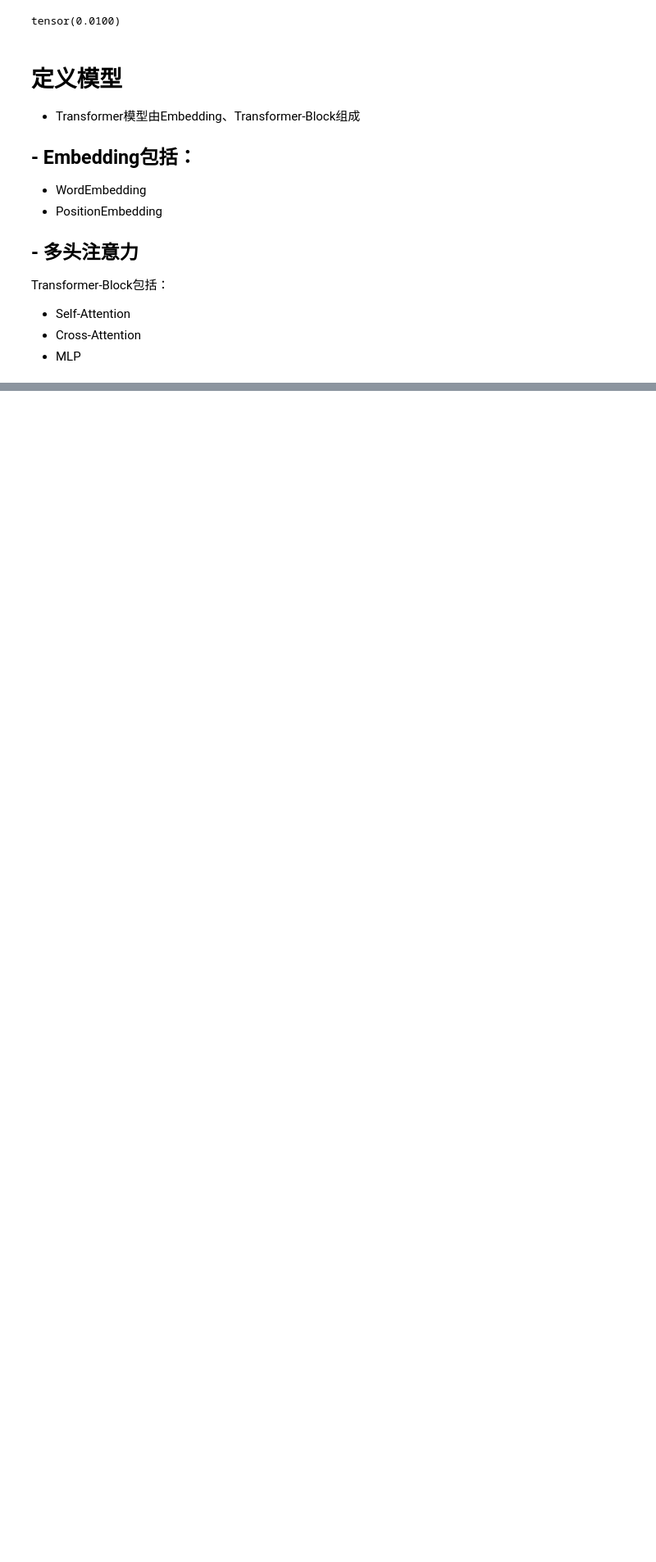
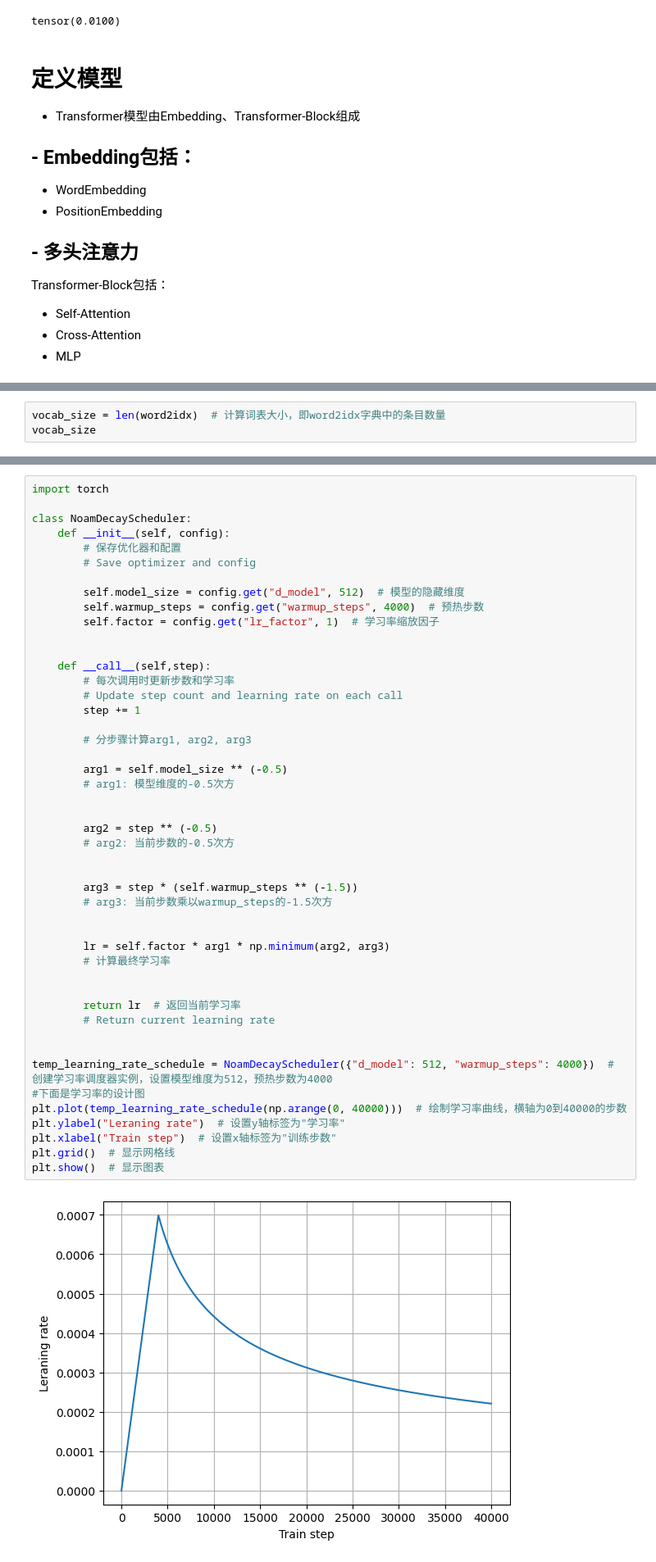
Before and after one commit to shileiH/python-project, a Jupyter notebook: day41/transformer_de_en.ipynb, the cells around one changed output, grey strips where cells are left out. Shown at 82% size. Cells and saved outputs as stored; diff of their text form; blank space fills up the shorter version.

```diff
--- a/day41/transformer_de_en.ipynb
+++ b/day41/transformer_de_en.ipynb
@@ -641,0 +1014,3 @@ plot_position_embedding(position_embedding_data)
+# %%
+vocab_size = len(word2idx)  # 计算词表大小，即word2idx字典中的条目数量
+vocab_size
@@ -641,0 +1523,49 @@ plot_position_embedding(position_embedding_data)
+# %%
+import torch
+
+class NoamDecayScheduler:
+    def __init__(self, config):
+        # 保存优化器和配置
+        # Save optimizer and config
+
+        self.model_size = config.get("d_model", 512)  # 模型的隐藏维度
+        self.warmup_steps = config.get("warmup_steps", 4000)  # 预热步数
+        self.factor = config.get("lr_factor", 1)  # 学习率缩放因子
+
+
+    def __call__(self,step):
+        # 每次调用时更新步数和学习率
+        # Update step count and learning rate on each call
+        step += 1
+
+        # 分步骤计算arg1, arg2, arg3
+
+        arg1 = self.model_size ** (-0.5)
+        # arg1: 模型维度的-0.5次方
+
+
+        arg2 = step ** (-0.5)
+        # arg2: 当前步数的-0.5次方
+
+
+        arg3 = step * (self.warmup_steps ** (-1.5))
+        # arg3: 当前步数乘以warmup_steps的-1.5次方
+
+
+        lr = self.factor * arg1 * np.minimum(arg2, arg3)
+        # 计算最终学习率
+
+
+        return lr  # 返回当前学习率
+        # Return current learning rate
+
+
+temp_learning_rate_schedule = NoamDecayScheduler({"d_model": 512, "warmup_steps": 4000})  # 创建学习率调度器实例，设置模型维度为512，预热步数为4000
+#下面是学习率的设计图
+plt.plot(temp_learning_rate_schedule(np.arange(0, 40000)))  # 绘制学习率曲线，横轴为0到40000的步数
+plt.ylabel("Leraning rate")  # 设置y轴标签为"学习率"
+plt.xlabel("Train step")  # 设置x轴标签为"训练步数"
+plt.grid()  # 显示网格线
+plt.show()  # 显示图表
+# %% [output]
+[figure, added]
```
Also changed, not shown: parts of 47 cells of this notebook, 4 other files.
